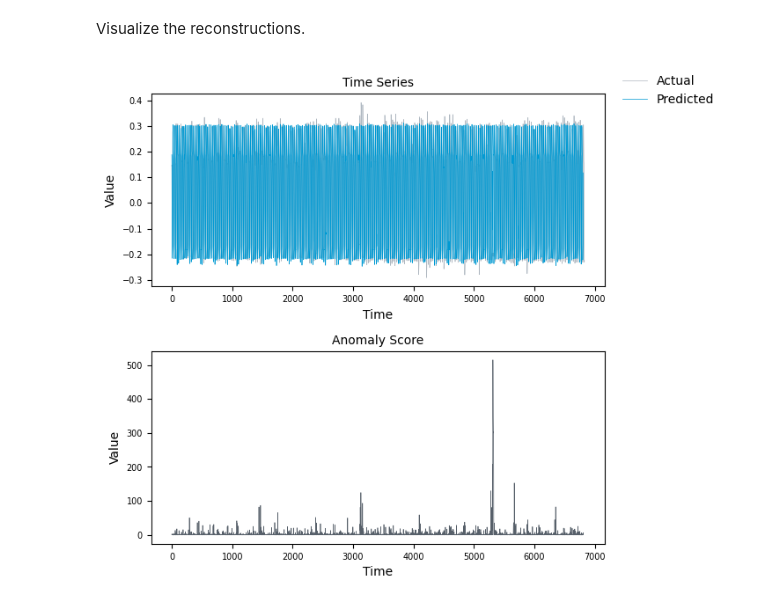
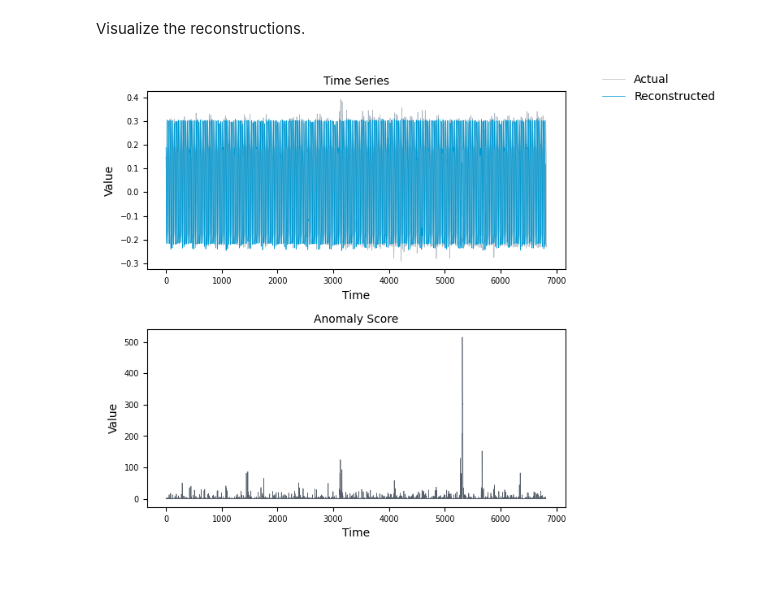
Before and after one commit to fg-research/lstm-ae-sagemaker, a Jupyter notebook: example/177_UCR_Anomaly_insectEPG5_3200_8500_8501.ipynb, the cells around one changed output. Drawn from its saved outputs; the diff is of its cells as text; code cells hidden in the pictures; blank space fills up the shorter version.

```diff
--- a/example/177_UCR_Anomaly_insectEPG5_3200_8500_8501.ipynb
+++ b/example/177_UCR_Anomaly_insectEPG5_3200_8500_8501.ipynb
@@ -257,23 +258,23 @@ Visualize the reconstructions.
 # %%
 fig, axs = plt.subplots(nrows=2, ncols=1, sharex=True, figsize=(6, 6))
 
 axs[0].set_title("Time Series", size=10)
 axs[0].plot(test_dataset.iloc[:, 0].values, color="#AFB8C1", lw=0.5, label="Actual")
-axs[0].plot(reconstructions.iloc[:, 1], color="#009ad3", lw=0.5, label="Predicted")
+axs[0].plot(reconstructions.iloc[:, 1], color="#009ad3", lw=0.5, label="Reconstructed")
 axs[0].set(xlabel="Time", ylabel="Value")
 axs[0].xaxis.set_tick_params(labelbottom=True)
 axs[0].tick_params(axis="both", which="major", labelsize=7)
 axs[0].tick_params(axis="both", which="minor", labelsize=7)
 
 axs[1].set_title("Anomaly Score", size=10)
 axs[1].plot(reconstructions.iloc[:, 0], color="#57606a", lw=0.5)
 axs[1].set(xlabel="Time", ylabel="Value")
 axs[1].xaxis.set_tick_params(labelbottom=True)
 axs[1].tick_params(axis="both", which="major", labelsize=7)
 axs[1].tick_params(axis="both", which="minor", labelsize=7)
 
 fig.tight_layout()
-fig.legend(bbox_to_anchor=(1.2, 1, 0, 0), frameon=False)
+fig.legend(bbox_to_anchor=(1.3, 1, 0, 0), frameon=False)
 fig.show()
 # %% [output]
-[figure, old version]
+[figure, new version]
```
Also changed, not shown: parts of 3 cells of this notebook.
